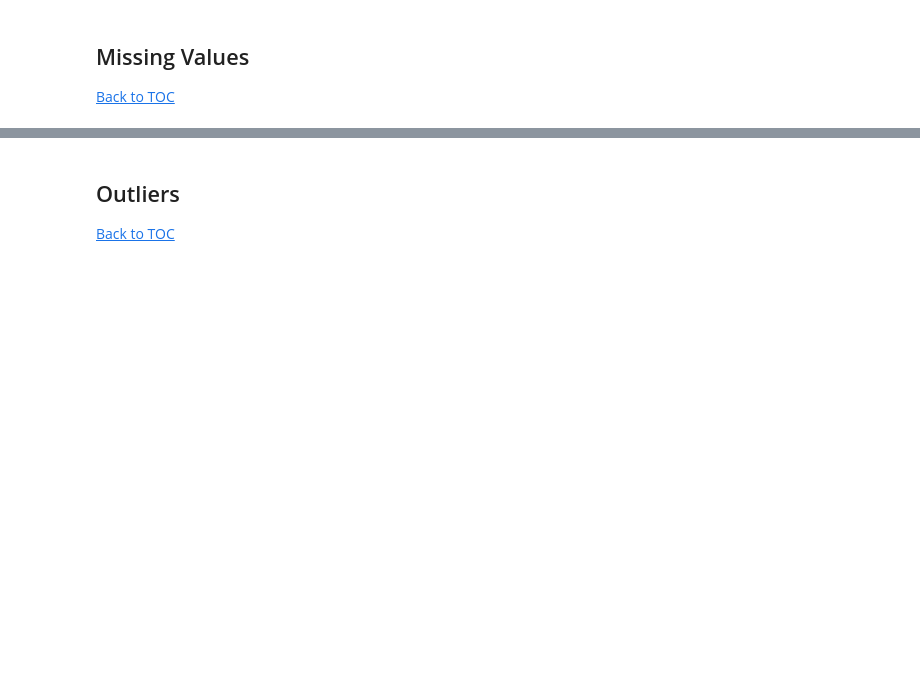
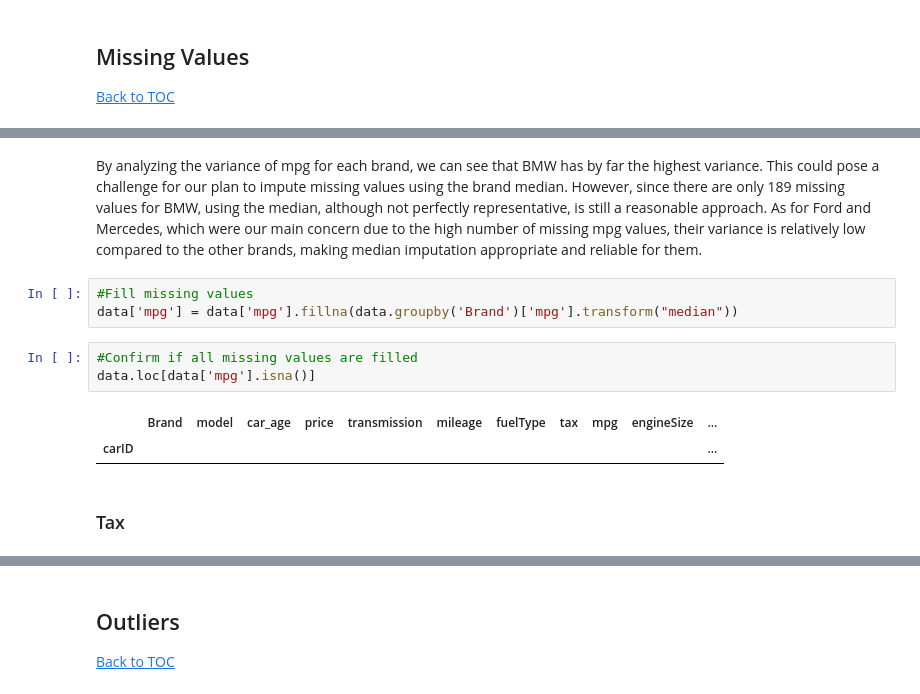
Before and after one commit to andrerangelferreira/ML_Project_Group42, a Jupyter notebook: notebooks/1.Data_preprocessing.ipynb, the cells around one changed output, grey strips where cells are left out. Drawn from its saved outputs; the diff is of its cells as text; blank space fills up the shorter version.

```diff
--- a/notebooks/1.Data_preprocessing.ipynb
+++ b/notebooks/1.Data_preprocessing.ipynb
@@ -74,0 +145,13 @@ The length of the validation data is 22722.
+# %% [markdown]
+By analyzing the variance of mpg for each brand, we can see that BMW has by far the highest variance. This could pose a challenge for our plan to impute missing values using the brand median. However, since there are only 189 missing values for BMW, using the median, although not perfectly representative, is still a reasonable approach. As for Ford and Mercedes, which were our main concern due to the high number of missing mpg values, their variance is relatively low compared to the other brands, making median imputation appropriate and reliable for them.
+# %%
+#Fill missing values
+data['mpg'] = data['mpg'].fillna(data.groupby('Brand')['mpg'].transform("median"))
+# %%
+#Confirm if all missing values are filled
+data.loc[data['mpg'].isna()]
+# %% [output]
+|  | Brand | model | car_age | price | transmission | mileage | fuelType | tax | mpg | engineSize | ... |
+| carID |  |  |  |  |  |  |  |  |  |  | ... |
+# %% [markdown]
+### Tax
```
Also changed, not shown: parts of 20 cells of this notebook.
